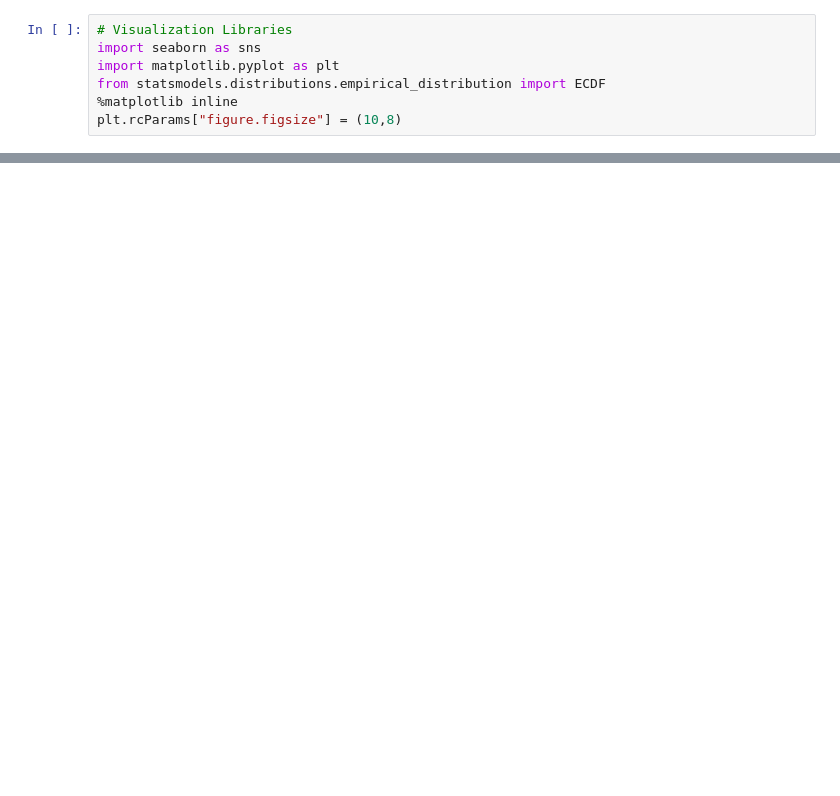
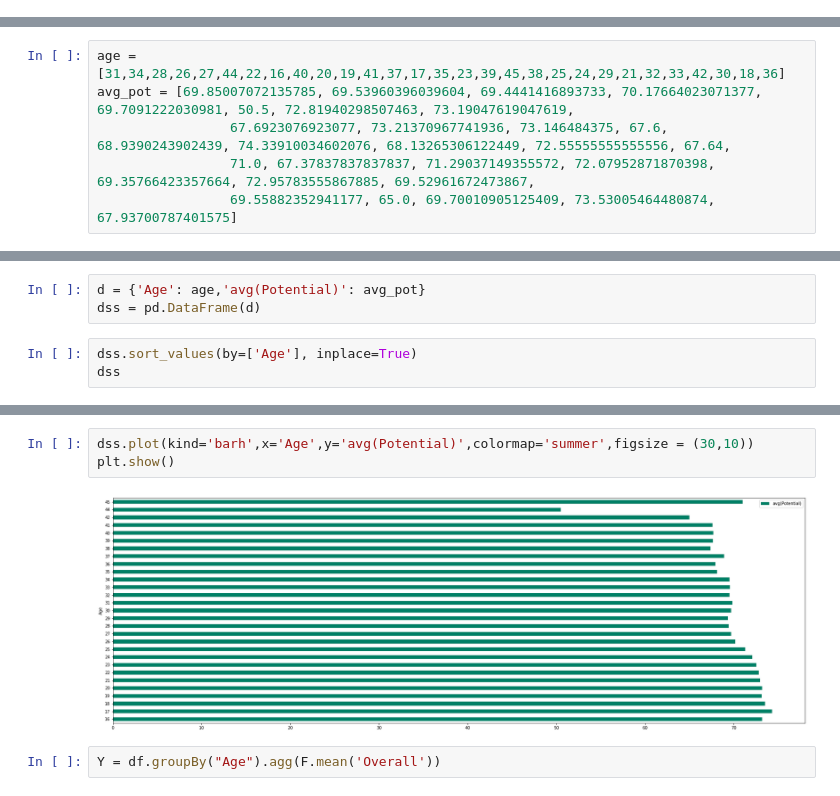
Before and after one commit to yudhaerian/UAS_BigData, a Jupyter notebook: UasBigData.ipynb, the cells around one changed output, grey strips where cells are left out. Drawn from its saved outputs; the diff is of its cells as text; blank space fills up the shorter version.

```diff
--- a/UasBigData.ipynb
+++ b/UasBigData.ipynb
@@ -107,7 +32,0 @@ Dengan melihat sekilas dataset movielens, kami mengamati bahwa informasi film te
-# %%
-# Visualization Libraries
-import seaborn as sns
-import matplotlib.pyplot as plt
-from statsmodels.distributions.empirical_distribution import ECDF
-%matplotlib inline
-plt.rcParams["figure.figsize"] = (10,8)
@@ -375,0 +293,6 @@ user_movie_preds.show()
+# %%
+age =[31,34,28,26,27,44,22,16,40,20,19,41,37,17,35,23,39,45,38,25,24,29,21,32,33,42,30,18,36]
+avg_pot = [69.85007072135785, 69.53960396039604, 69.4441416893733, 70.17664023071377, 69.7091222030981, 50.5, 72.81940298507463, 73.19047619047619,
+                 67.6923076923077, 73.21370967741936, 73.146484375, 67.6, 68.9390243902439, 74.33910034602076, 68.13265306122449, 72.55555555555556, 67.64,
+                 71.0, 67.37837837837837, 71.29037149355572, 72.07952871870398, 69.35766423357664, 72.95783555867885, 69.52961672473867,
+                 69.55882352941177, 65.0, 69.70010905125409, 73.53005464480874, 67.93700787401575]
@@ -375,0 +303,6 @@ user_movie_preds.show()
+# %%
+d = {'Age': age,'avg(Potential)': avg_pot}
+dss = pd.DataFrame(d)
+# %%
+dss.sort_values(by=['Age'], inplace=True)
+dss
@@ -375,0 +327,7 @@ user_movie_preds.show()
+# %%
+dss.plot(kind='barh',x='Age',y='avg(Potential)',colormap='summer',figsize = (30,10))
+plt.show()
+# %% [output]
+[figure, added]
+# %%
+Y = df.groupBy("Age").agg(F.mean('Overall'))
```
Also changed, not shown: parts of 126 cells of this notebook.
